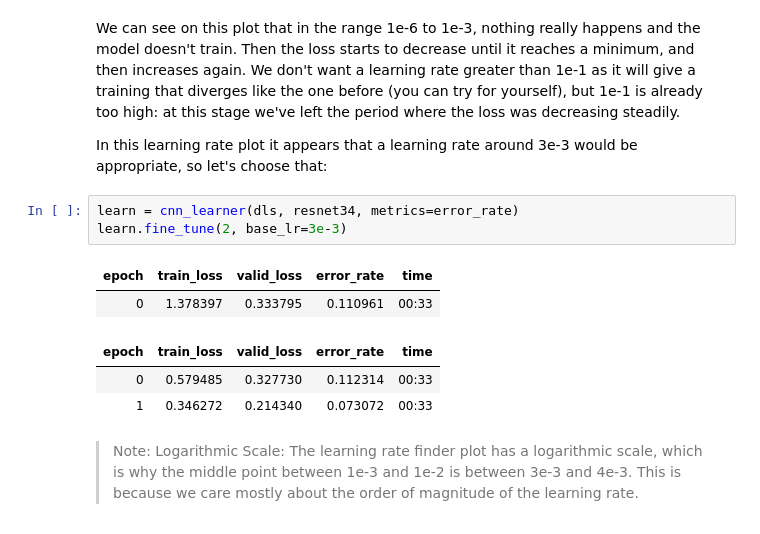
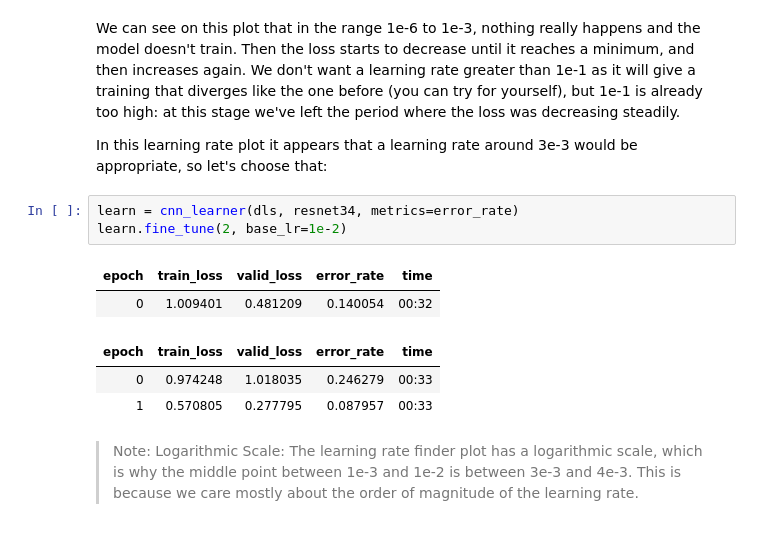
Before and after one commit to villafue/fastbook, a Jupyter notebook: 05_pet_breeds.ipynb, the cells around one changed output. Saved outputs shown, nothing was run; the diff lists cells and outputs as text.

```diff
--- a/05_pet_breeds.ipynb
+++ b/05_pet_breeds.ipynb
@@ -597,13 +599,13 @@ We can see on this plot that in the range 1e-6 to 1e-3, nothing really happens a
 In this learning rate plot it appears that a learning rate around 3e-3 would be appropriate, so let's choose that:
 # %%
 learn = cnn_learner(dls, resnet34, metrics=error_rate)
-learn.fine_tune(2, base_lr=3e-3)
+learn.fine_tune(2, base_lr=1e-2)
 # %% [output]
 | epoch | train_loss | valid_loss | error_rate | time |
-| 0 | 1.378397 | 0.333795 | 0.110961 | 00:33 |
+| 0 | 1.009401 | 0.481209 | 0.140054 | 00:32 |
 | epoch | train_loss | valid_loss | error_rate | time |
-| 0 | 0.579485 | 0.327730 | 0.112314 | 00:33 |
-| 1 | 0.346272 | 0.214340 | 0.073072 | 00:33 |
+| 0 | 0.974248 | 1.018035 | 0.246279 | 00:33 |
+| 1 | 0.570805 | 0.277795 | 0.087957 | 00:33 |
 # %% [markdown]
 > Note: Logarithmic Scale: The learning rate finder plot has a logarithmic scale, which is why the middle point between 1e-3 and 1e-2 is between 3e-3 and 4e-3. This is because we care mostly about the order of magnitude of the learning rate.
 # %% [markdown]
```
Also changed, not shown: parts of 7 cells of this notebook.
